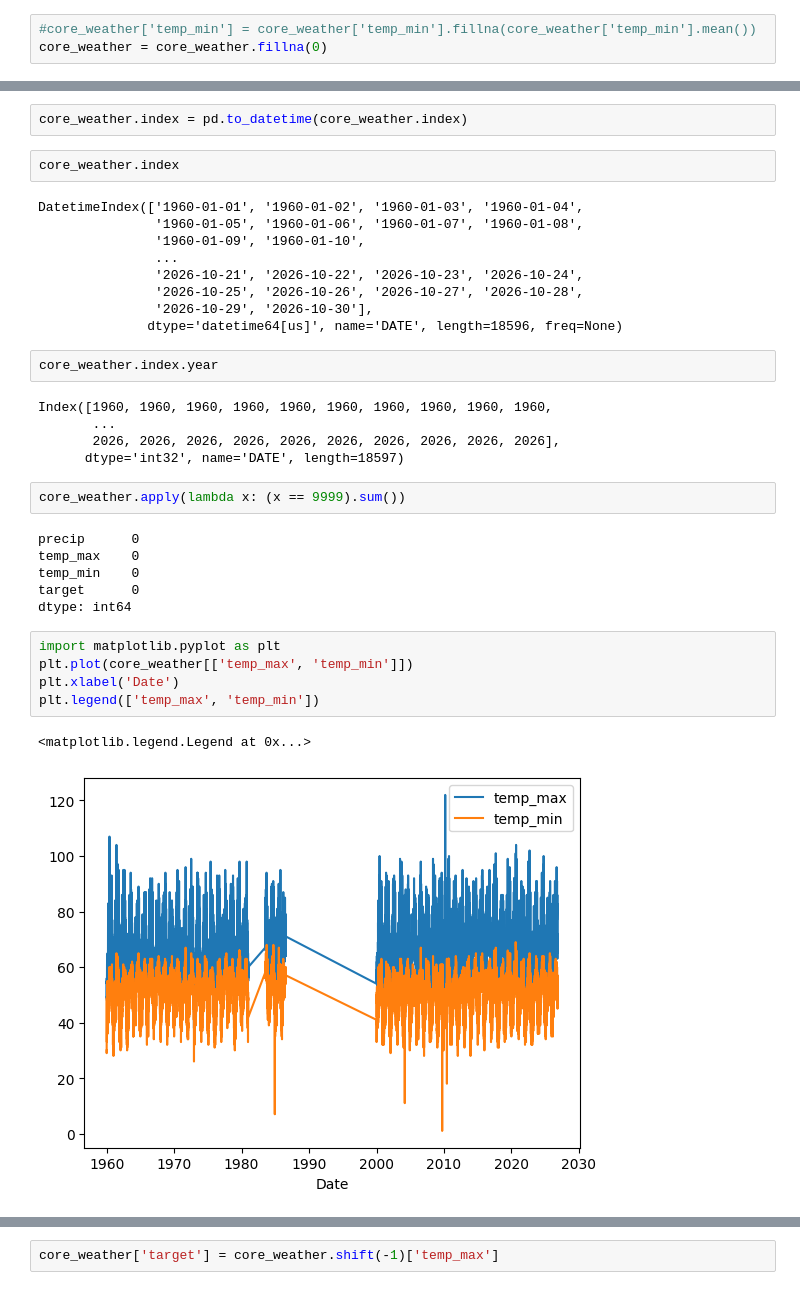
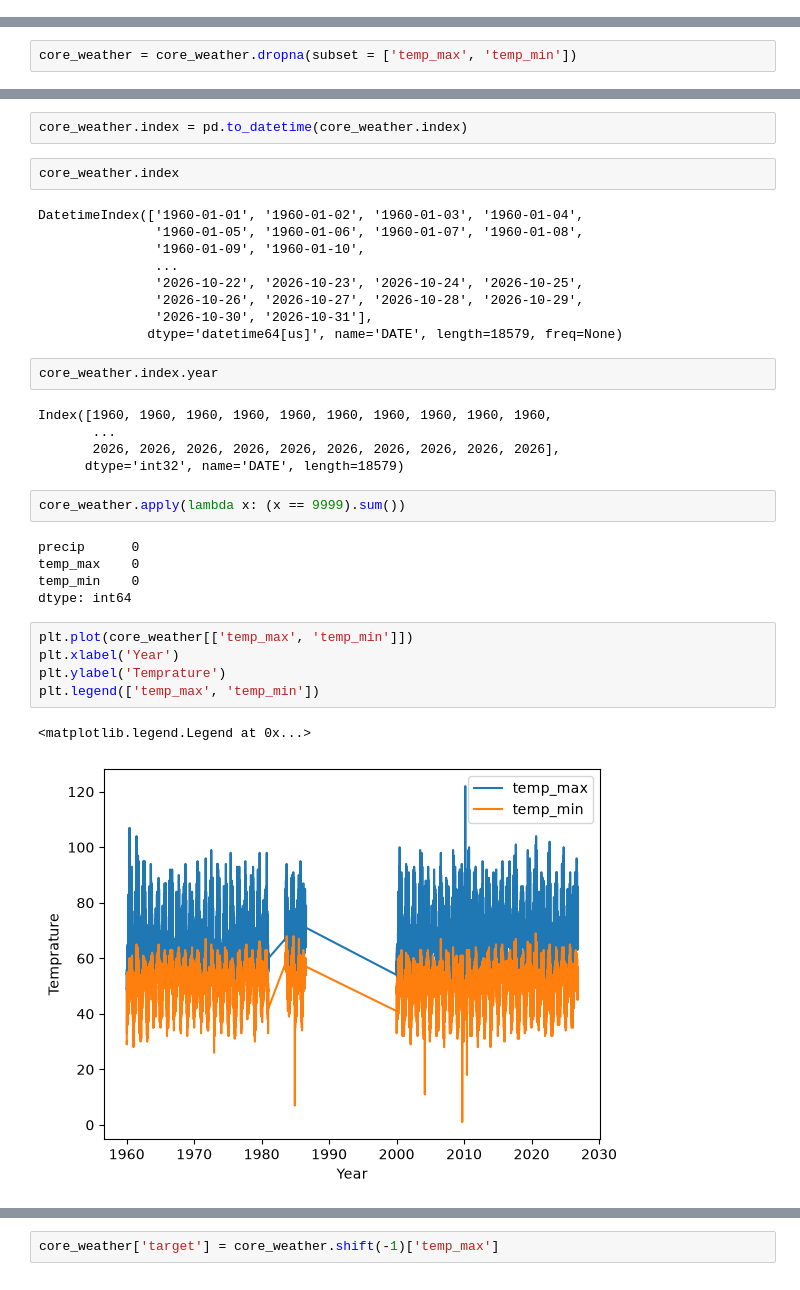
Before and after one commit to AtiJoolaei/Weather_prediciotn_Ridge_Regression, a Jupyter notebook: Basics.ipynb, the cells around one changed output, grey strips where cells are left out. Drawn from its saved outputs; the diff is of its cells as text.

```diff
--- a/Basics.ipynb
+++ b/Basics.ipynb
@@ -212,6 +223,3 @@ core_weather[['temp_max', 'temp_min']].isnull().sum()
 temp_max    11
 temp_min    14
 dtype: int64
-# %%
-#core_weather['temp_min'] = core_weather['temp_min'].fillna(core_weather['temp_min'].mean())
-core_weather = core_weather.fillna(0)
@@ -228,0 +255,2 @@ dtype: float64
+# %%
+core_weather = core_weather.dropna(subset = ['temp_max', 'temp_min'])
@@ -258,33 +285,32 @@ DatetimeIndex(['1960-01-01', '1960-01-02', '1960-01-03', '1960-01-04',
                '1960-01-05', '1960-01-06', '1960-01-07', '1960-01-08',
                '1960-01-09', '1960-01-10',
                ...
-               '2026-10-21', '2026-10-22', '2026-10-23', '2026-10-24',
-               '2026-10-25', '2026-10-26', '2026-10-27', '2026-10-28',
-               '2026-10-29', '2026-10-30'],
-              dtype='datetime64[us]', name='DATE', length=18596, freq=None)
+               '2026-10-22', '2026-10-23', '2026-10-24', '2026-10-25',
+               '2026-10-26', '2026-10-27', '2026-10-28', '2026-10-29',
+               '2026-10-30', '2026-10-31'],
+              dtype='datetime64[us]', name='DATE', length=18579, freq=None)
 # %%
 core_weather.index.year
 # %% [output]
 Index([1960, 1960, 1960, 1960, 1960, 1960, 1960, 1960, 1960, 1960,
        ...
        2026, 2026, 2026, 2026, 2026, 2026, 2026, 2026, 2026, 2026],
-      dtype='int32', name='DATE', length=18597)
+      dtype='int32', name='DATE', length=18579)
 # %%
 core_weather.apply(lambda x: (x == 9999).sum())
 # %% [output]
 precip      0
 temp_max    0
 temp_min    0
-target      0
 dtype: int64
 # %%
-import matplotlib.pyplot as plt
 plt.plot(core_weather[['temp_max', 'temp_min']])
-plt.xlabel('Date')
+plt.xlabel('Year')
+plt.ylabel('Temprature')
 plt.legend(['temp_max', 'temp_min'])
 # %% [output]
 <matplotlib.legend.Legend at 0x...>
-[figure, old version]
+[figure, new version]
 # %%
 core_weather.index.year.value_counts().sort_index()
 # %% [output]
```
Also changed, not shown: parts of 48 cells of this notebook.
